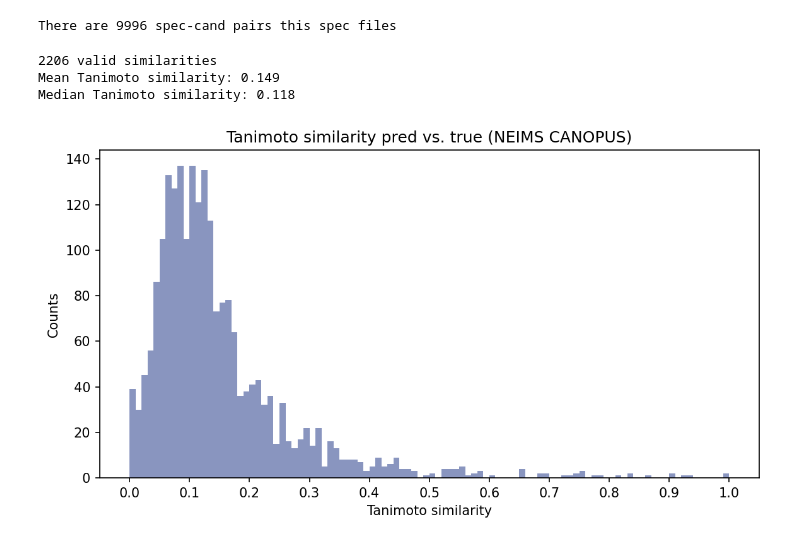
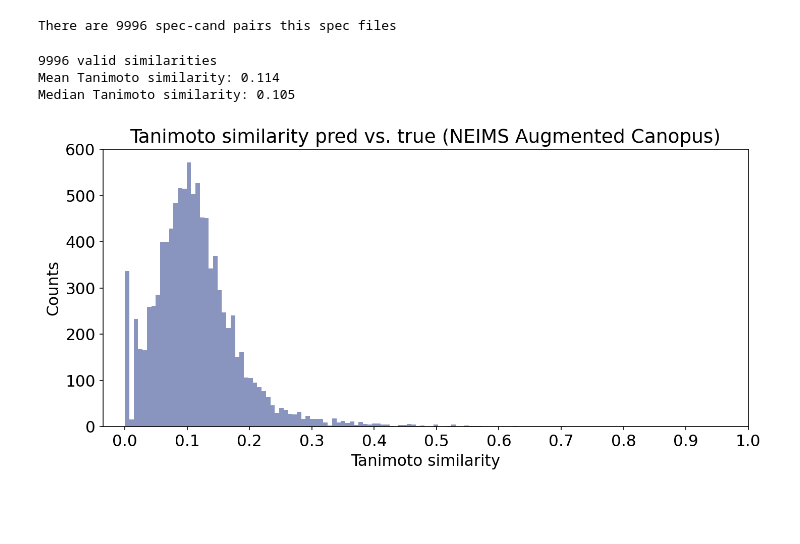
Before and after one commit to kuulia/mist, a Jupyter notebook: notebooks/neims_test.ipynb, the cells around one changed output. Saved outputs shown, nothing was run; the diff lists cells and outputs as text; code cells hidden in the pictures; blank space fills up the shorter version.

```diff
--- a/notebooks/neims_test.ipynb
+++ b/notebooks/neims_test.ipynb
@@ -465,8 +415,8 @@ fp_ckpt="../pretrained_models/mist_fp_canopus_pretrain.ckpt"
 contrast_ckpt="../pretrained_models/mist_contrastive_canopus_pretrain.ckpt"
 
 res_dir = "../results/neims_franklin/"
-mgf_input = "../data/neims/gecko_EIMS_spectra/neims_franklin_spectra.mgf"
-labels = "../data/neims/gecko_EIMS_spectra/neims_franklin_labels.tsv"
+mgf_input = "../data/neims/Franklin_dataset/mist_inputs/neims_franklin_spectra.mgf"
+labels = "../data/neims/Franklin_dataset/mist_inputs/neims_franklin_labels.tsv"
 
 res_dir = Path(res_dir)
 res_dir.mkdir(exist_ok=True)
@@ -575,8 +525,8 @@ fp_ckpt="../pretrained_models/mist_fp_canopus_pretrain.ckpt"
 contrast_ckpt="../pretrained_models/mist_contrastive_canopus_pretrain.ckpt"
 
 res_dir = "../results/neims_canopus/"
-mgf_input = "../data/neims/gecko_EIMS_spectra/neims_canopus_spectra.mgf"
-labels = "../data/neims/gecko_EIMS_spectra/neims_canopus_labels.tsv"
+mgf_input = "../data/neims/mist/mist_inputs/neims_canopus_spectra.mgf"
+labels = "../data/neims/mist/mist_inputs/neims_canopus_labels.tsv"
 
 res_dir = Path(res_dir)
 res_dir.mkdir(exist_ok=True)
@@ -687,8 +637,8 @@ fp_ckpt="../pretrained_models/mist_fp_canopus_pretrain.ckpt"
 contrast_ckpt="../pretrained_models/mist_contrastive_canopus_pretrain.ckpt"
 
 res_dir = "../results/neims_canopus/"
-mgf_input = "../data/neims/gecko_EIMS_spectra/neims_aug_spectra.mgf"
-labels = "../data/neims/gecko_EIMS_spectra/neims_aug_labels.tsv"
+mgf_input = "../data/neims/mist/mist_inputs/neims_aug_spectra.mgf"
+labels = "../data/neims/mist/mist_inputs/neims_aug_labels.tsv"
 
 res_dir = Path(res_dir)
 res_dir.mkdir(exist_ok=True)
@@ -705,7 +655,7 @@ assign_subformulae.assign_subforms(
     output_dir=subform_dir,
     mass_diff_thresh=20,
     max_formulae=50,
-    num_workers=32,
+    num_workers=16,
     feature_id="FEATURE_ID",
     debug=False
 )
@@ -755,3 +704,6 @@ smiles = pd.read_csv('../data/neims/mist/smiles_aug.csv')['SMILES'].values
+# %%
+smiles = pd.read_csv('../data/neims/mist/smiles_aug.csv')['SMILES'].values
+smiles = np.array(smiles)
 # %%
 fpgen = rdFingerprintGenerator.GetMorganGenerator(radius=2, fpSize=4096)
 morgan_fps = []
@@ -775,17 +727,18 @@ for pred_fp, true_fp in zip(predicted_fps, morgan_fps):
 # %%
 valid_sims = [sim for sim in similarities if sim is not None]
 print(f'{len(valid_sims)} valid similarities')
 print(f"Mean Tanimoto similarity: {np.mean(valid_sims):.3f}")
 print(f"Median Tanimoto similarity: {np.median(valid_sims):.3f}")
-plt.figure(figsize=(9,4.5), dpi=150)
+plt.figure(figsize=(1.1*9,1.1*4.5), dpi=150)
 plt.hist(valid_sims, bins=100, color='#8995BF')
 plt.title('Tanimoto similarity pred vs. true (NEIMS Augmented Canopus)')
 plt.xlabel('Tanimoto similarity')
 plt.ylabel('Counts')
 plt.xticks(np.linspace(0, 1.0, 11))
+plt.tight_layout()
 plt.show()
 # %% [output]
-2206 valid similarities
-Mean Tanimoto similarity: 0.149
-Median Tanimoto similarity: 0.118
+9996 valid similarities
+Mean Tanimoto similarity: 0.114
+Median Tanimoto similarity: 0.105
-[figure, old version]
+[figure, new version]
```
Also changed, not shown: parts of 14 cells of this notebook, 4 other files.
